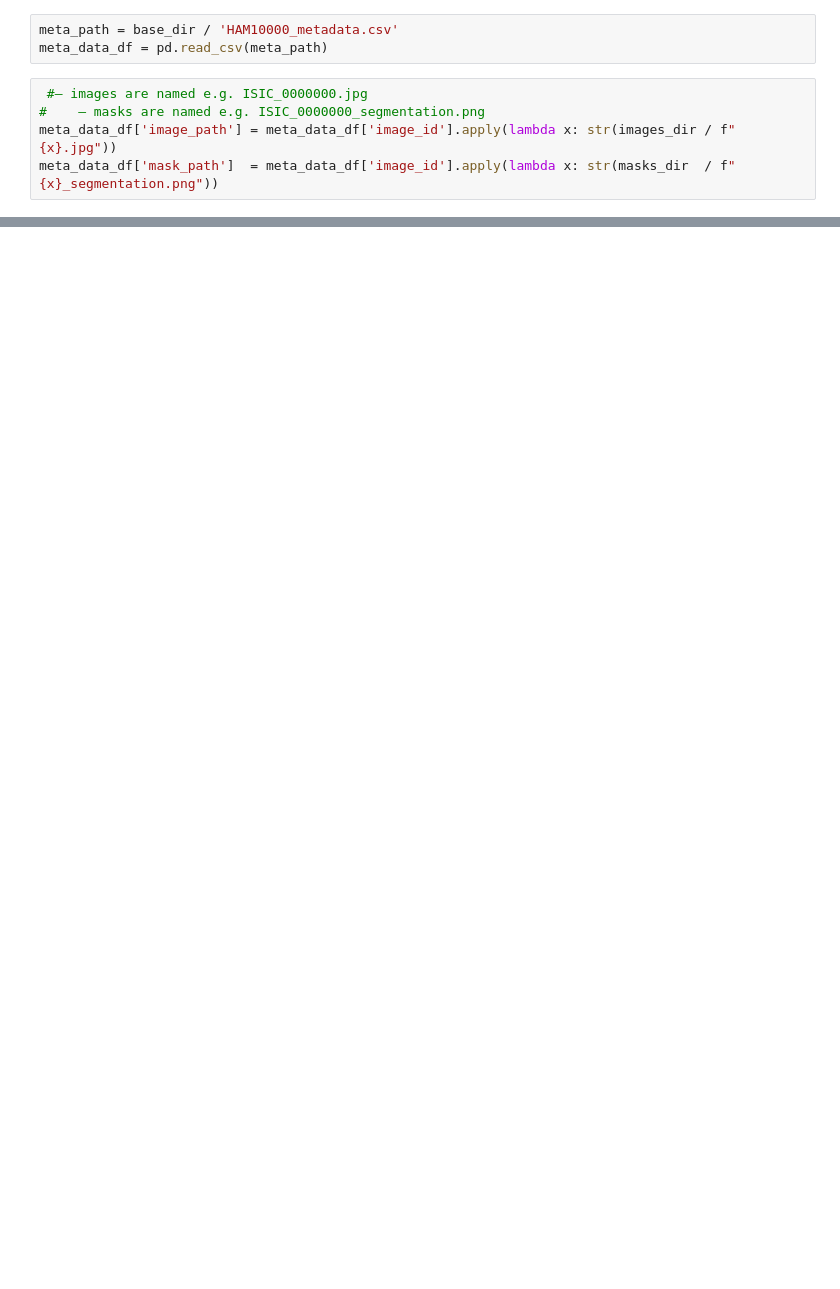
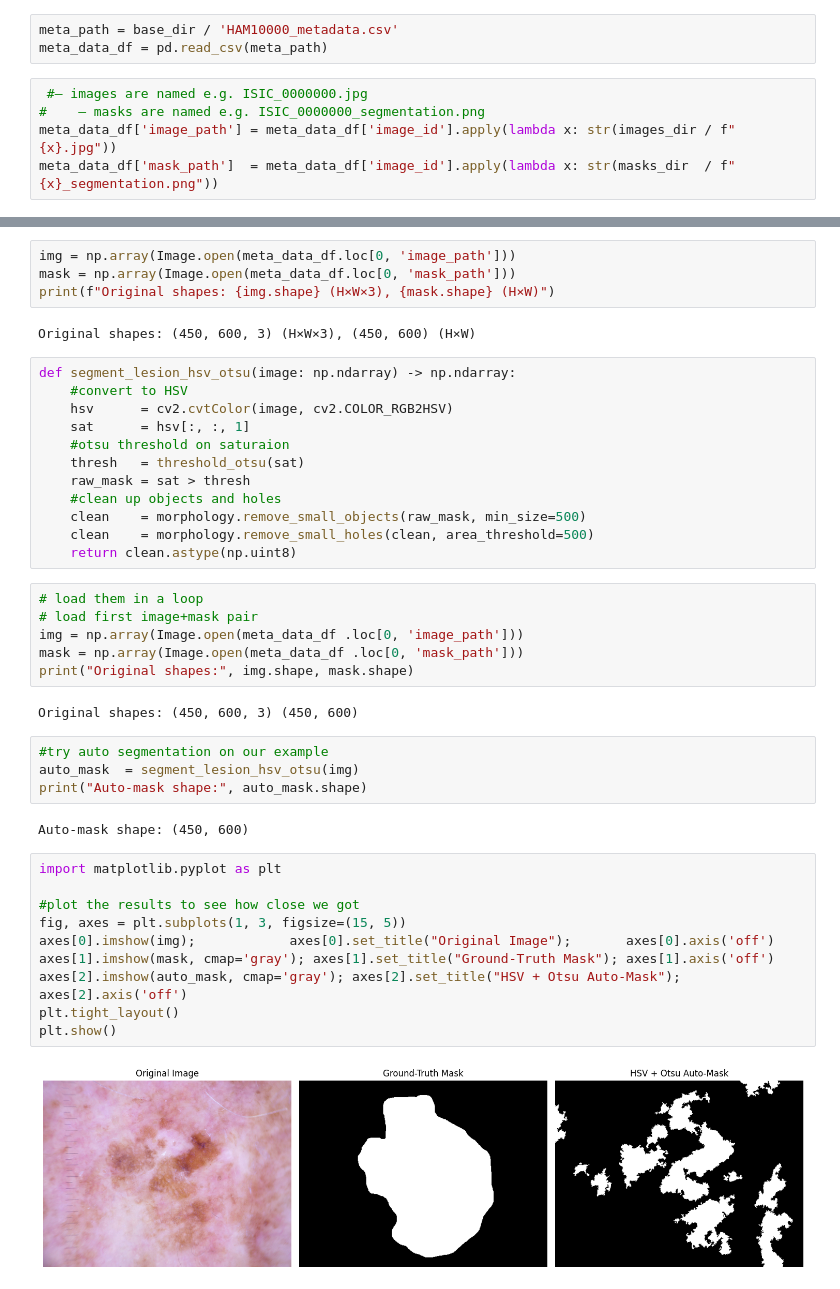
Before and after one commit to elenaajayi/Computer-Vision-Fundamentals---CUS-754, a Jupyter notebook: Capstone_Project/Project.ipynb, the cells around one changed output, grey strips where cells are left out. Saved outputs shown, nothing was run; the diff lists cells and outputs as text; blank space fills up the shorter version.

```diff
--- a/Capstone_Project/Project.ipynb
+++ b/Capstone_Project/Project.ipynb
@@ -68,0 +51,44 @@ Masks  missing: 10015
+# %%
+img = np.array(Image.open(meta_data_df.loc[0, 'image_path']))
+mask = np.array(Image.open(meta_data_df.loc[0, 'mask_path']))
+print(f"Original shapes: {img.shape} (H×W×3), {mask.shape} (H×W)")
+# %% [output]
+Original shapes: (450, 600, 3) (H×W×3), (450, 600) (H×W)
+# %%
+def segment_lesion_hsv_otsu(image: np.ndarray) -> np.ndarray:
+    #convert to HSV
+    hsv      = cv2.cvtColor(image, cv2.COLOR_RGB2HSV)
+    sat      = hsv[:, :, 1]
+    #otsu threshold on saturaion
+    thresh   = threshold_otsu(sat)
+    raw_mask = sat > thresh
+    #clean up objects and holes
+    clean    = morphology.remove_small_objects(raw_mask, min_size=500)
+    clean    = morphology.remove_small_holes(clean, area_threshold=500)
+    return clean.astype(np.uint8)
+# %%
+# load them in a loop
+# load first image+mask pair
+img = np.array(Image.open(meta_data_df .loc[0, 'image_path']))
+mask = np.array(Image.open(meta_data_df .loc[0, 'mask_path']))
+print("Original shapes:", img.shape, mask.shape)
+# %% [output]
+Original shapes: (450, 600, 3) (450, 600)
+# %%
+#try auto segmentation on our example
+auto_mask  = segment_lesion_hsv_otsu(img)
+print("Auto-mask shape:", auto_mask.shape)
+# %% [output]
+Auto-mask shape: (450, 600)
+# %%
+import matplotlib.pyplot as plt
+
+#plot the results to see how close we got
+fig, axes = plt.subplots(1, 3, figsize=(15, 5))
+axes[0].imshow(img);            axes[0].set_title("Original Image");       axes[0].axis('off')
+axes[1].imshow(mask, cmap='gray'); axes[1].set_title("Ground-Truth Mask"); axes[1].axis('off')
+axes[2].imshow(auto_mask, cmap='gray'); axes[2].set_title("HSV + Otsu Auto-Mask"); axes[2].axis('off')
+plt.tight_layout()
+plt.show()
+# %% [output]
+[figure, added]
```
Also changed, not shown: parts of 5 cells of this notebook.
